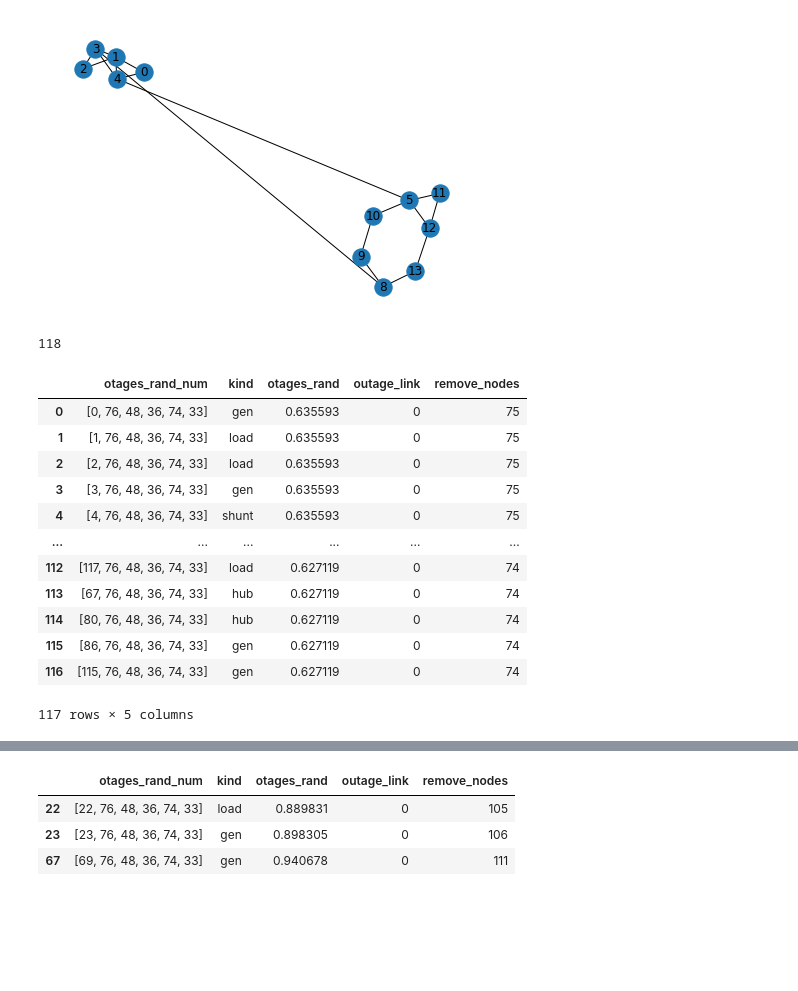
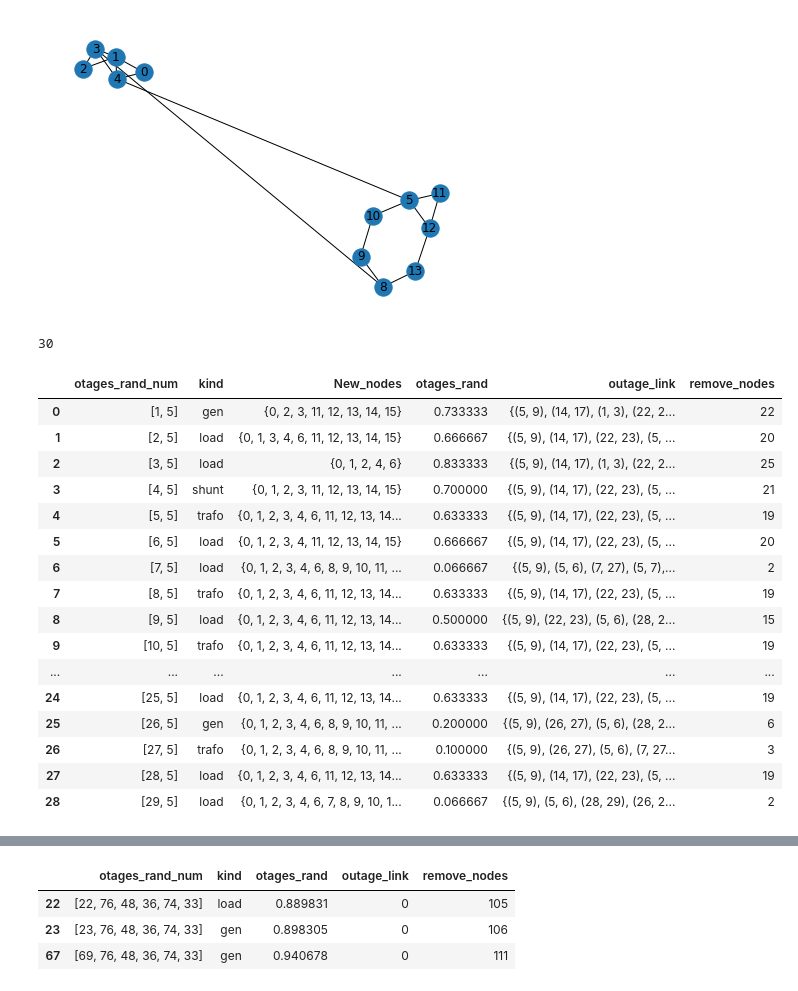
Before and after one commit to RedBatProject/Thesis---a-two-layer-power-network, a Jupyter notebook: intro_with_pandapower.ipynb, the cells around one changed output, grey strips where cells are left out. Cells and saved outputs as stored; diff of their text form; code cells hidden in the pictures; blank space fills up the shorter version.

```diff
--- a/intro_with_pandapower.ipynb
+++ b/intro_with_pandapower.ipynb
@@ -212,6 +216,6 @@ plt.show()
 # %% [markdown]
 create a power network from IEEE traditional power networks
 # %%
-Network = pn.case14
+Network = pn.case1888rte
 Net = Network() # in this example we use IEEE network known as 30-buses
 Net
@@ -474,7 +664,7 @@ density: 0.21978021978021978
 Example-1: a quick and shor implementation.
 # %%
 current = pd.DataFrame() # just some visualization
-h= [6] # this is list of nodes that we want to remove in first place
+h= [9] # this is list of nodes that we want to remove in first place
 # h = remove_edges
 Net = Network(); # create a new network each time we run
 pp.rundcpp(net=Net); # run the current equation
@@ -619,7 +809,7 @@ pp.different_voltage_levels_connected(net=Net)
 # %%
 Net
 # %%
-Network = pn.case118
+Network = pn.case30
 Net = Network(); # create a new network
 shunt = list(Net.shunt['bus'])
 load = list(Net.load['bus'])
@@ -627,9 +817,9 @@ gen = list(Net.gen['bus'])
 ext_grid = list(Net.ext_grid['bus'])
 from_bus = Net.line['from_bus']                                # edges from this network for basic
 to_bus = Net.line['to_bus']                                    # visualization.
-
 g = top.create_nxgraph(Net)
 original_nodes = g.nodes()
+Org_edges = g.edges()
 high = len(original_nodes)
 print(high)
 outages = pd.DataFrame()
@@ -642,8 +832,10 @@ outage = []
 outage_link = []
 remove_nodes = []
 kind = []
+lost = []
+nodes = []
 for j in original_nodes:
-    c = [j,76,48,36,74,33]
+    c = [j,5]
     # c0 = np.random.randint(low=0,high=high,size=2)
     # c.extend(c0)
     # c[0] = 5
@@ -656,7 +848,7 @@ for j in original_nodes:
             kin = 'load'
         else:
             # print("shit {}".format(j))
-            kin = 'hub'
+            kin = 'trafo'
         kind.append(kin)
         outage_num.append(c)
         h= c # this is list of nodes that we want to remove in first place
@@ -671,19 +863,18 @@ for j in original_nodes:
             pp.drop_lines(Net, lines=pp.overloaded_lines(Net));
             pp.rundcpp(net=Net);
         #-------------------------------------------------------------------------------
-        lost = []                                       # list of edges that
-        for i in range(len(linka)):                     # must be removed
-            lost.append(line["line"][linka].iloc[i])
-        lost
-        # print(linka)
-        outage_link.append(len(lost))
-        #-------------------------------------------------------------------------------
-        g = nx.Graph()                          # use matplotlib visual
-        g.add_edges_from(edges)
-        # original_nodes = g.nodes()
+                                    # list of edges that
+        # for i in range(len(linka)):                     # must be removed
+        #     lost.append(line["line"][linka].iloc[i])
+        # lost
+        # # print(linka)
+        # outage_link.append(len(lost))
+        # #-------------------------------------------------------------------------------
+        g = top.create_nxgraph(Net)
+        # # original_nodes = g.nodes()
 
-        g.remove_nodes_from(h)
-        g.remove_edges_from(lost)
+        # g.remove_nodes_from(h)
+        # g.remove_edges_from(lost)
         #-------------------------------------------------------------------------------
         # identify largest connected component
         old_nodes = set(g.nodes())
@@ -691,48 +882,58 @@ for j in original_nodes:
         # G0 = g.subgraph(Gcc[0])
         for k in Gcc:
             if int(Net.ext_grid['bus']) in k:
-                New_nodes = set(k)
+                GG = g.subgraph(k)
+                # New_nodes = set(k)
         # print(New_nodes)
+        New_nodes = set(GG.nodes())
         remove_node = original_nodes-New_nodes
         # remove_nodes.append(len(remove_node))
         remove_nodes.append(len(remove_node))
         outage.append(1-(len(New_nodes)/len(original_nodes)))
+        lost.append(set(Org_edges)-set(GG.edges()))
+        nodes.append(New_nodes)
+        # outage_link.append(len(lost))
         # print("node {} and amount {}".format(c,outage[c]))
         # print("len of the largest component is: {}".format(len(New_nodes)))
         # print("presentage of the reminded nodes are: {}".format(len(New_nodes)/len(original_nodes)))
     else:
         pass
         # outage.append(1)
         # outage_num.append([c,c2])
         # outage_link.append(np.nan)
     # print(j)
 outages['otages_rand_num'] = outage_num
 outages['kind'] = kind
+outages['New_nodes'] = nodes
 outages['otages_rand'] = outage
-outages['outage_link'] = outage_link
+outages['outage_link'] = lost
 outages['remove_nodes'] = remove_nodes
 #------------------------------------
 # plot lorgest component
 #------------------------------------
 # he = remove_edges
 # pp.drop_buses(Net, he, drop_elements=True); # drop the nodes
 # g.remove_nodes_from(he)
 # plt.figure(figsize=(6,6))
 # nx.draw(g,pos=pos,with_labels=True)
 # plt.show()
 outages
 # %% [output]
-118
+30
-|  | otages_rand_num | kind | otages_rand | outage_link | remove_nodes |
-| 0 | [0, 76, 48, 36, 74, 33] | gen | 0.635593 | 0 | 75 |
-| 1 | [1, 76, 48, 36, 74, 33] | load | 0.635593 | 0 | 75 |
-| 2 | [2, 76, 48, 36, 74, 33] | load | 0.635593 | 0 | 75 |
-| 3 | [3, 76, 48, 36, 74, 33] | gen | 0.635593 | 0 | 75 |
-| 4 | [4, 76, 48, 36, 74, 33] | shunt | 0.635593 | 0 | 75 |
-| ... | ... | ... | ... | ... | ... |
-| 112 | [117, 76, 48, 36, 74, 33] | load | 0.627119 | 0 | 74 |
-| 113 | [67, 76, 48, 36, 74, 33] | hub | 0.627119 | 0 | 74 |
-| 114 | [80, 76, 48, 36, 74, 33] | hub | 0.627119 | 0 | 74 |
-| 115 | [86, 76, 48, 36, 74, 33] | gen | 0.627119 | 0 | 74 |
-| 116 | [115, 76, 48, 36, 74, 33] | gen | 0.627119 | 0 | 74 |
+|  | otages_rand_num | kind | New_nodes | otages_rand | outage_link | remove_nodes |
+| 0 | [1, 5] | gen | {0, 2, 3, 11, 12, 13, 14, 15} | 0.733333 | {(5, 9), (14, 17), (1, 3), (22, 2... | 22 |
+| 1 | [2, 5] | load | {0, 1, 3, 4, 6, 11, 12, 13, 14, 15} | 0.666667 | {(5, 9), (14, 17), (22, 23), (5, ... | 20 |
+| 2 | [3, 5] | load | {0, 1, 2, 4, 6} | 0.833333 | {(5, 9), (14, 17), (1, 3), (22, 2... | 25 |
+| 3 | [4, 5] | shunt | {0, 1, 2, 3, 11, 12, 13, 14, 15} | 0.700000 | {(5, 9), (14, 17), (22, 23), (5, ... | 21 |
+| 4 | [5, 5] | trafo | {0, 1, 2, 3, 4, 6, 11, 12, 13, 14... | 0.633333 | {(5, 9), (14, 17), (22, 23), (5, ... | 19 |
+| 5 | [6, 5] | load | {0, 1, 2, 3, 4, 11, 12, 13, 14, 15} | 0.666667 | {(5, 9), (14, 17), (22, 23), (5, ... | 20 |
+| 6 | [7, 5] | load | {0, 1, 2, 3, 4, 6, 8, 9, 10, 11, ... | 0.066667 | {(5, 9), (5, 6), (7, 27), (5, 7),... | 2 |
+| 7 | [8, 5] | trafo | {0, 1, 2, 3, 4, 6, 11, 12, 13, 14... | 0.633333 | {(5, 9), (14, 17), (22, 23), (5, ... | 19 |
+| 8 | [9, 5] | load | {0, 1, 2, 3, 4, 6, 11, 12, 13, 14... | 0.500000 | {(5, 9), (22, 23), (5, 6), (28, 2... | 15 |
+| 9 | [10, 5] | trafo | {0, 1, 2, 3, 4, 6, 11, 12, 13, 14... | 0.633333 | {(5, 9), (14, 17), (22, 23), (5, ... | 19 |
+| ... | ... | ... | ... | ... | ... | ... |
+| 24 | [25, 5] | load | {0, 1, 2, 3, 4, 6, 11, 12, 13, 14... | 0.633333 | {(5, 9), (14, 17), (22, 23), (5, ... | 19 |
+| 25 | [26, 5] | gen | {0, 1, 2, 3, 4, 6, 8, 9, 10, 11, ... | 0.200000 | {(5, 9), (26, 27), (5, 6), (28, 2... | 6 |
+| 26 | [27, 5] | trafo | {0, 1, 2, 3, 4, 6, 8, 9, 10, 11, ... | 0.100000 | {(5, 9), (26, 27), (5, 6), (7, 27... | 3 |
+| 27 | [28, 5] | load | {0, 1, 2, 3, 4, 6, 11, 12, 13, 14... | 0.633333 | {(5, 9), (14, 17), (22, 23), (5, ... | 19 |
+| 28 | [29, 5] | load | {0, 1, 2, 3, 4, 6, 7, 8, 9, 10, 1... | 0.066667 | {(5, 9), (5, 6), (28, 29), (26, 2... | 2 |
-117 rows × 5 columns
```
Also changed, not shown: parts of 12 cells of this notebook.
